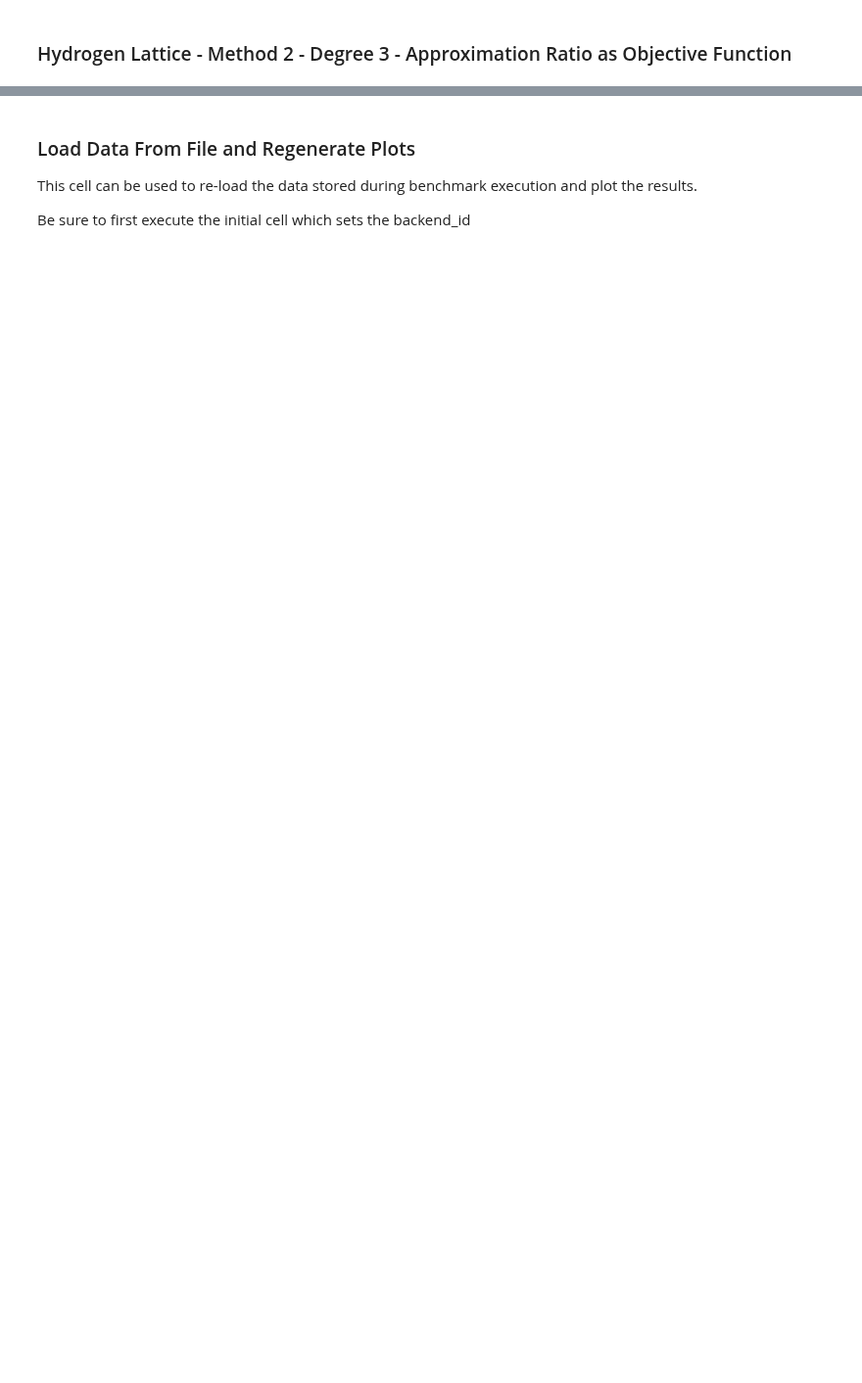
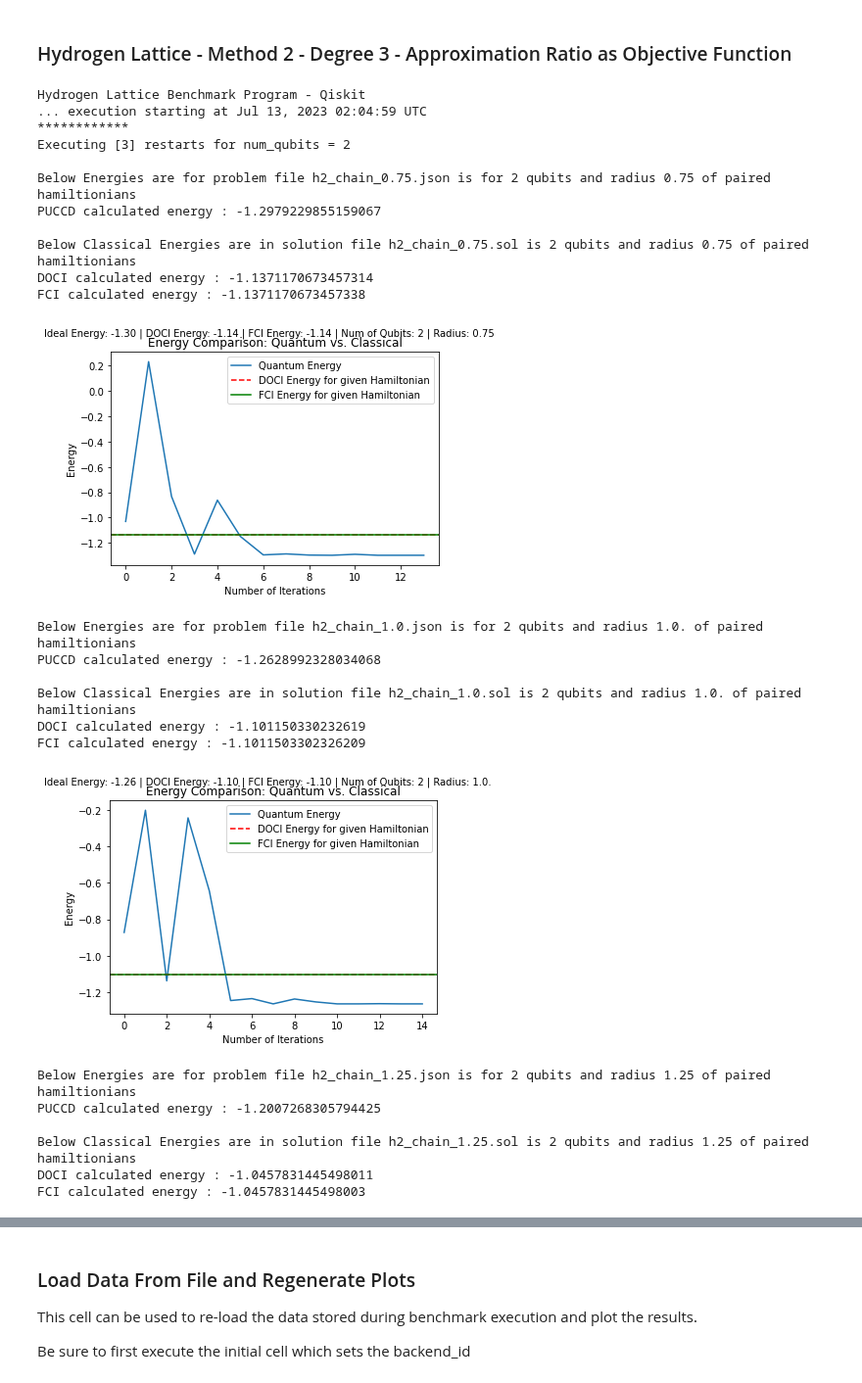
Before and after one commit to SRI-International/QC-App-Oriented-Benchmarks, a Jupyter notebook: hydrogen-lattice/qiskit/benchmarks-qiskit-add-hydrogen-lattice.ipynb, the cells around one changed output, grey strips where cells are left out. Shown at 98% size. Drawn from its saved outputs; the diff is of its cells as text; code cells hidden in the pictures; blank space fills up the shorter version.

Commit message:
Update the benchmarks-qiskit-add-hydrogen-lattice notebook with proper args Note: method 2 works, but method 1 hangs currently

```diff
--- a/hydrogen-lattice/qiskit/benchmarks-qiskit-add-hydrogen-lattice.ipynb
+++ b/hydrogen-lattice/qiskit/benchmarks-qiskit-add-hydrogen-lattice.ipynb
@@ -4,9 +4,9 @@ The notebook contains a suite of prototype application benchmarks for the Qiskit
 Configure and run the cell below with the desired execution settings.
 Then execute the remaining cells, each containing one benchmark program.
 # %%
-min_qubits=4
-max_qubits=6
-max_circuits=1
+min_qubits=2
+max_qubits=4
+max_circuits=3
 num_shots=1000
 
 backend_id="qasm_simulator"
@@ -67,7 +67,7 @@ execute.set_noise_model(None)
 
 hydrogen_lattice_benchmark.run(
     min_qubits=min_qubits, max_qubits=max_qubits, max_circuits=max_circuits, num_shots=num_shots,
-    method=1, rounds=1,
+    method=1,
     backend_id=backend_id, provider_backend=provider_backend,
     hub=hub, group=group, project=project, exec_options=exec_options
 )
@@ -76,24 +83,49 @@ hydrogen_lattice_benchmark.run(
 # %%
 import sys
 sys.path.insert(1, "hydrogen-lattice/qiskit")
 import hydrogen_lattice_benchmark
 
 # set noise to None for testing
 import execute
 execute.set_noise_model(None)
 
 # execute and display options
 objective_func_type = 'approx_ratio'
 score_metric=['approx_ratio', 'cvar_ratio']
 x_metric=['cumulative_elapsed_time', 'cumulative_exec_time', 'cumulative_opt_exec_time']
 
 # Note: the plots produced by this benchmark only use the last of the problems at each width
 
 hydrogen_lattice_benchmark.run(
     min_qubits=min_qubits, max_qubits=max_qubits, max_circuits=max_circuits, num_shots=num_shots,
-    method=2, rounds=2, degree=3, do_fidelities=False, parameterized=False, use_fixed_angles=False,
+    method=2, radius=None, do_fidelities=False, parameterized=False,
     score_metric=score_metric, x_metric=x_metric, save_res_to_file=True,
-    objective_func_type = objective_func_type,
     backend_id=backend_id, provider_backend=provider_backend,
     hub=hub, group=group, project=project, exec_options=exec_options
 )
+# %% [output]
+Hydrogen Lattice Benchmark Program - Qiskit
+... execution starting at Jul 13, 2023 02:04:59 UTC
+************
+Executing [3] restarts for num_qubits = 2
+
+Below Energies are for problem file h2_chain_0.75.json is for 2 qubits and radius 0.75 of paired hamiltionians
+PUCCD calculated energy : -1.2979229855159067
+
+Below Classical Energies are in solution file h2_chain_0.75.sol is 2 qubits and radius 0.75 of paired hamiltionians
+DOCI calculated energy : -1.1371170673457314
+FCI calculated energy : -1.1371170673457338
+[figure, added]
+Below Energies are for problem file h2_chain_1.0.json is for 2 qubits and radius 1.0. of paired hamiltionians
+PUCCD calculated energy : -1.2628992328034068
+
+Below Classical Energies are in solution file h2_chain_1.0.sol is 2 qubits and radius 1.0. of paired hamiltionians
+DOCI calculated energy : -1.101150330232619
+FCI calculated energy : -1.1011503302326209
+[figure, added]
+Below Energies are for problem file h2_chain_1.25.json is for 2 qubits and radius 1.25 of paired hamiltionians
+PUCCD calculated energy : -1.2007268305794425
+
+Below Classical Energies are in solution file h2_chain_1.25.sol is 2 qubits and radius 1.25 of paired hamiltionians
+DOCI calculated energy : -1.0457831445498011
+FCI calculated energy : -1.0457831445498003
```
Also changed, not shown: parts of 2 cells of this notebook.
